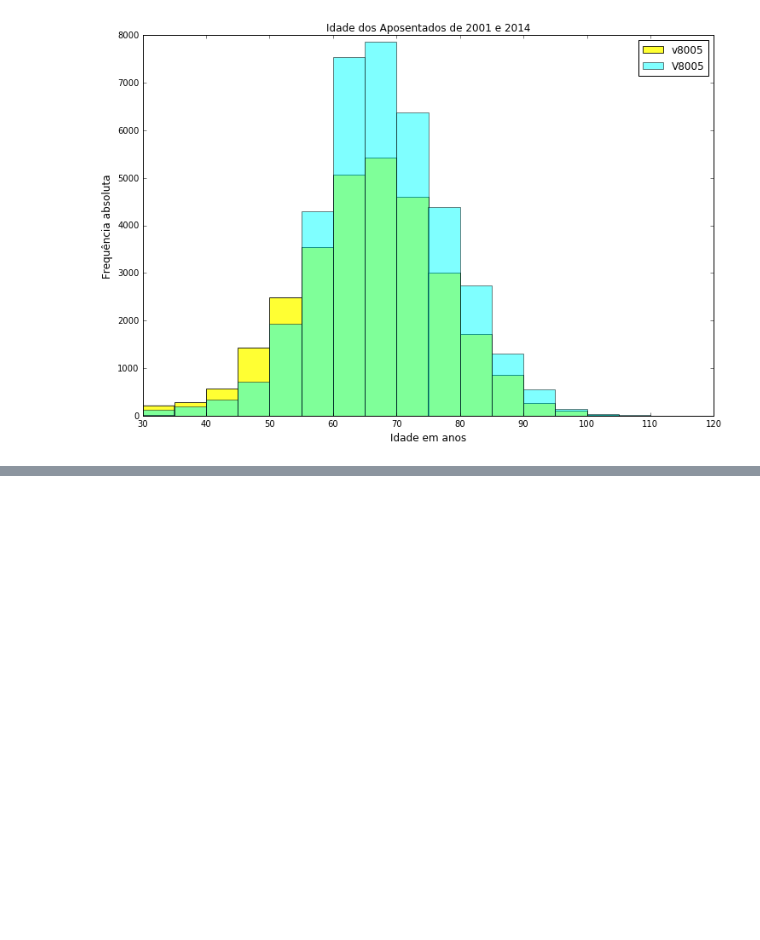
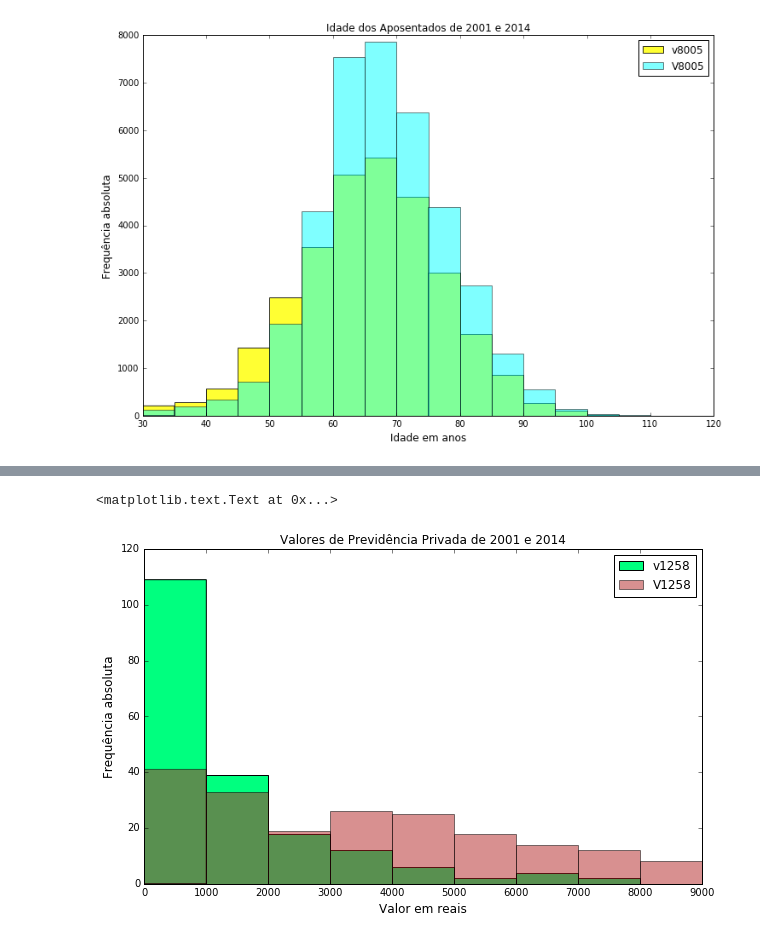
Before and after one commit to felipesmn/CD, a Jupyter notebook: Projeto1/Projeto1-FelipeScandiuzzi-TurmaC.ipynb, the cells around one changed output, grey strips where cells are left out. Cells and saved outputs as stored; diff of their text form; code cells hidden in the pictures; blank space fills up the shorter version.

```diff
--- a/Projeto1/Projeto1-FelipeScandiuzzi-TurmaC.ipynb
+++ b/Projeto1/Projeto1-FelipeScandiuzzi-TurmaC.ipynb
@@ -294,0 +182,17 @@ axs[1].set_title('2014',fontsize=26)
+# %%
+#Separando os valores de aposentadoria de 0 a 10000 anos em blocos de 1000 em 1000 reais tanto em 2001 como em 2014
+faixa = arange(0, 10000, 1000)
+variável0= pd.cut(Aposentados2014.V1258, faixa)
+faixa = arange(0, 10000, 1000)
+variável1= pd.cut(Aposentados2001.v1258, faixa)
+
+#Plotando dois histogramas (um de 2001 e outro de 2014) referentes aos valores recebidos pelos aposentados.
+#plot = Aposentados2014.V1258.plot.hist(bins=faixa,alpha=1.0,figsize = (10,6), color = 'springgreen', legend = True)
+
+plot = Aposentados2001.v1258.plot.hist(bins=faixa,alpha=1.0,figsize = (10,6), color = 'springgreen', legend = True, title = 'Valores de Previdência Privada de 2001 e 2014')
+plot = Aposentados2014.V1258.plot.hist(bins=faixa,alpha=0.5,figsize = (10,6), color = 'firebrick', legend = True)
+plt.ylabel('Frequência absoluta', fontsize=12)
+plt.xlabel('Valor em reais', fontsize=12)
+# %% [output]
+<matplotlib.text.Text at 0x...>
+[figure, added]
```
Also changed, not shown: parts of 41 cells of this notebook.
